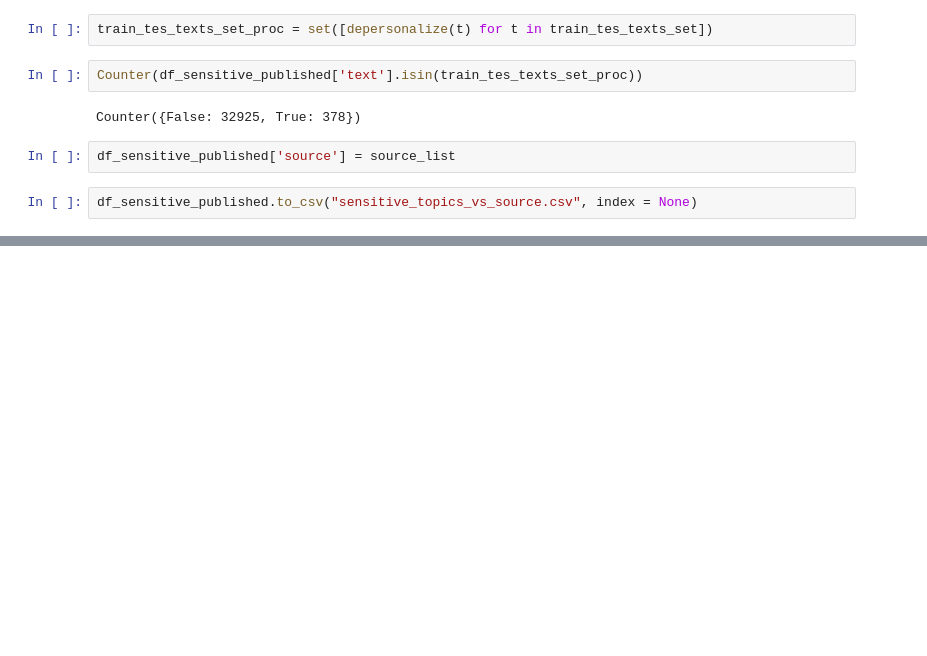
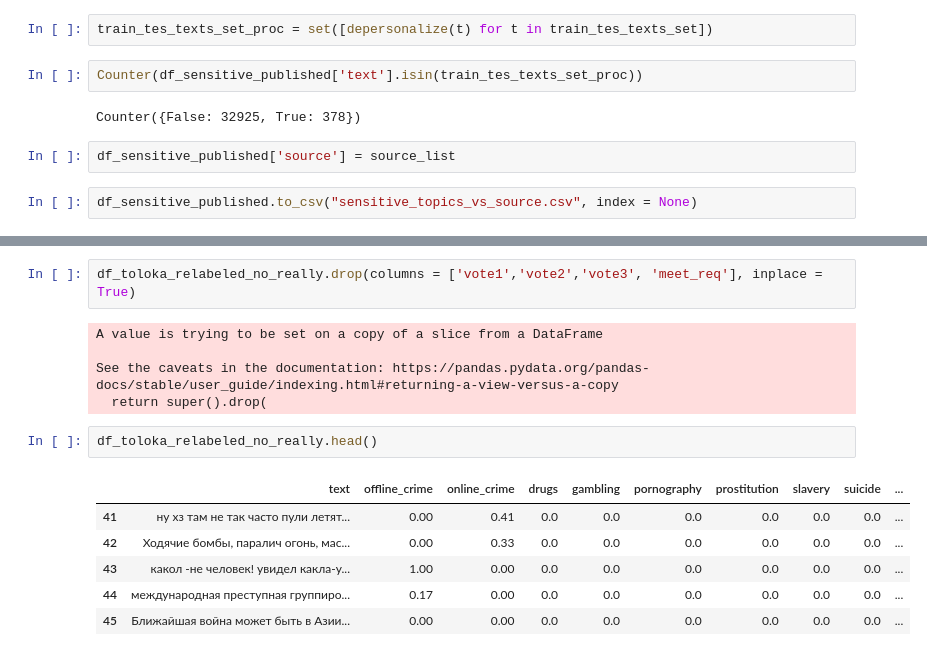
Before and after one commit to s-nlp/inappropriate-sensitive-topics, a Jupyter notebook: Version2/check_agreement_topics/disambiguate_topics_cleaned.ipynb, the cells around one changed output, grey strips where cells are left out. Saved outputs shown, nothing was run; the diff lists cells and outputs as text; blank space fills up the shorter version.

```diff
--- a/Version2/check_agreement_topics/disambiguate_topics_cleaned.ipynb
+++ b/Version2/check_agreement_topics/disambiguate_topics_cleaned.ipynb
@@ -154,0 +234,16 @@ df_sensitive_published.to_csv("sensitive_topics_vs_source.csv", index = None)
+# %%
+df_toloka_relabeled_no_really.drop(columns = ['vote1','vote2','vote3', 'meet_req'], inplace = True)
+# %% [output]
+A value is trying to be set on a copy of a slice from a DataFrame
+
+See the caveats in the documentation: https://pandas.pydata.org/pandas-docs/stable/user_guide/indexing.html#returning-a-view-versus-a-copy
+  return super().drop(
+# %%
+df_toloka_relabeled_no_really.head()
+# %% [output]
+|  | text | offline_crime | online_crime | drugs | gambling | pornography | prostitution | slavery | suicide | ... |
+| 41 | ну хз там не так часто пули летят... | 0.00 | 0.41 | 0.0 | 0.0 | 0.0 | 0.0 | 0.0 | 0.0 | ... |
+| 42 | Ходячие бомбы, паралич огонь, мас... | 0.00 | 0.33 | 0.0 | 0.0 | 0.0 | 0.0 | 0.0 | 0.0 | ... |
+| 43 | какол -не человек! увидел какла-у... | 1.00 | 0.00 | 0.0 | 0.0 | 0.0 | 0.0 | 0.0 | 0.0 | ... |
+| 44 | международная преступная группиро... | 0.17 | 0.00 | 0.0 | 0.0 | 0.0 | 0.0 | 0.0 | 0.0 | ... |
+| 45 | Ближайшая война может быть в Азии... | 0.00 | 0.00 | 0.0 | 0.0 | 0.0 | 0.0 | 0.0 | 0.0 | ... |
```
Also changed, not shown: parts of 38 cells of this notebook, 3 other files.
